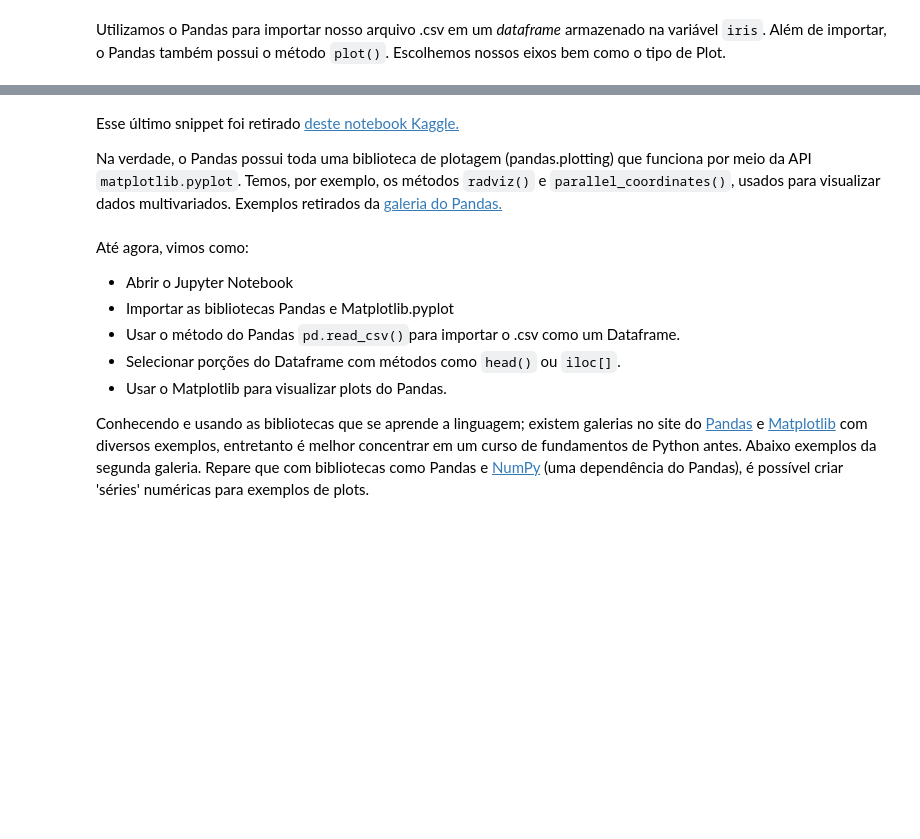
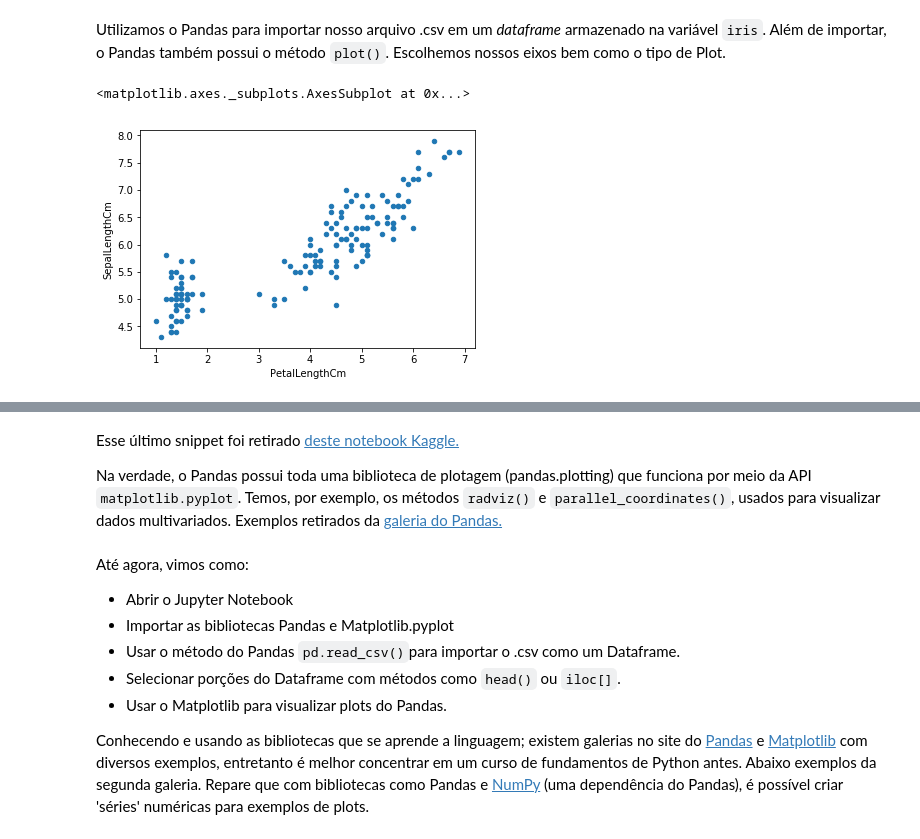
Before and after one commit to Grupo-de-Oceanografia-Costeira/CursoCCB, a Jupyter notebook: notebooks/modulo_2_continuacao.ipynb, the cells around one changed output, grey strips where cells are left out. Cells and saved outputs as stored; diff of their text form; code cells hidden in the pictures; blank space fills up the shorter version.

```diff
--- a/notebooks/modulo_2_continuacao.ipynb
+++ b/notebooks/modulo_2_continuacao.ipynb
@@ -67,7 +67,7 @@ plt.show()
 Agora, vamos importar um conjunto de dados mais complexo, o "Iris". Vamos armazenar esse dataframe em uma variável `iris`.
 # %%
 # Vamos armazenar esse objeto Pandas em uma variável 'iris'
-iris = pd.read_csv('data/iris.csv')
+iris = pd.read_csv('../data/iris.csv')
 print(iris)
 # %% [output]
      SepalLengthCm  SepalWidthCm  PetalLengthCm  PetalWidthCm         species
@@ -164,7 +183,10 @@ iris['species'].iloc[10:51]
 Utilizamos o Pandas para importar nosso arquivo .csv em um *dataframe* armazenado na variável `iris`. Além de importar, o Pandas também possui o método `plot()`. Escolhemos nossos eixos bem como o tipo de Plot.
 # %%
 # Vamos tentar um scatter plot simples com o método plot(). Repare nos parâmetros definindo x, y e 'kind'
-iris.plot(x='SepalLengthCm', y='SepalWidthCm', kind = 'scatter')
+iris.plot(x='PetalLengthCm', y='SepalLengthCm', kind = 'scatter')
+# %% [output]
+<matplotlib.axes._subplots.AxesSubplot at 0x...>
+[figure, added]
 # %%
 # Agora um pouco mais sofisticado, com cores.
 # ax é um objeto da biblioteca Matplotlib, que corresponde a um eixo ou porção de uma figura
```
Also changed, not shown: parts of 5 cells of this notebook, 2 other files.
